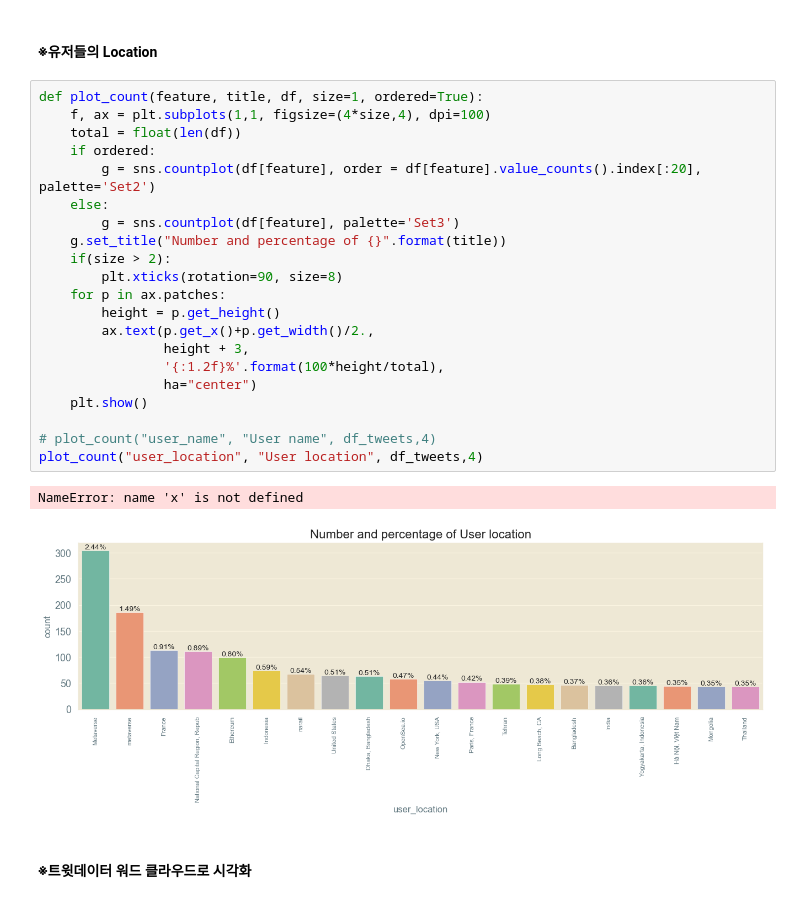
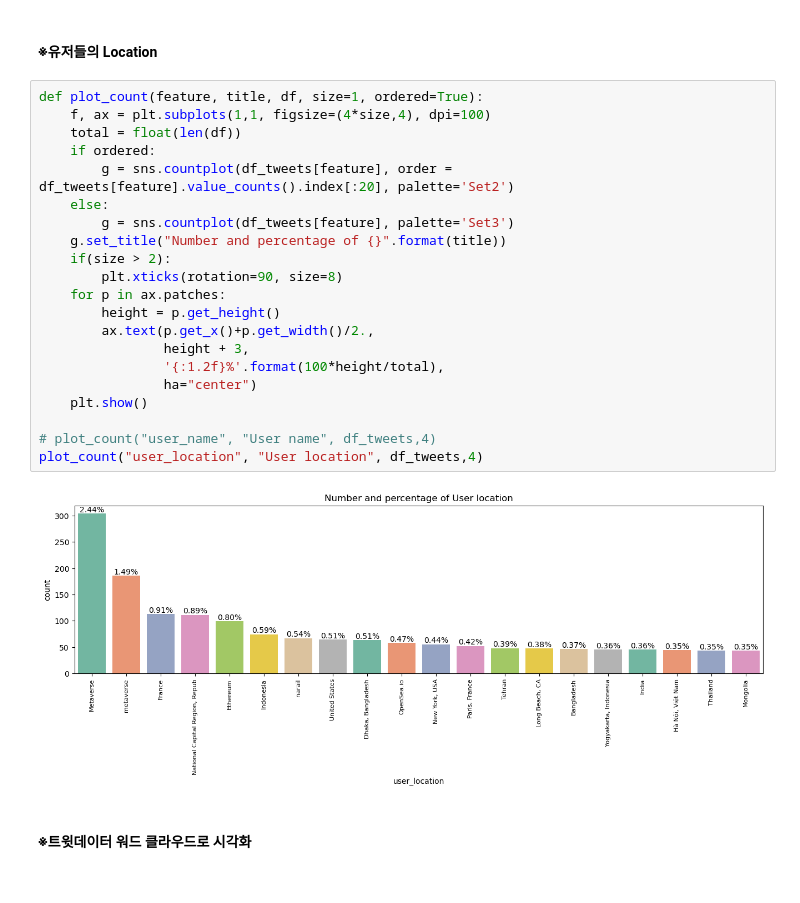
Before and after one commit to cgw03Lau/DAP__, a Jupyter notebook: DAP_Project/DAP_Project_NFT.ipynb, the cells around one changed output. Saved outputs shown, nothing was run; the diff lists cells and outputs as text.

```diff
--- a/DAP_Project/DAP_Project_NFT.ipynb
+++ b/DAP_Project/DAP_Project_NFT.ipynb
@@ -372,27 +372,26 @@ np.transpose(tt)
 # %%
 def plot_count(feature, title, df, size=1, ordered=True):
     f, ax = plt.subplots(1,1, figsize=(4*size,4), dpi=100)
     total = float(len(df))
     if ordered:
-        g = sns.countplot(df[feature], order = df[feature].value_counts().index[:20], palette='Set2')
+        g = sns.countplot(df_tweets[feature], order = df_tweets[feature].value_counts().index[:20], palette='Set2')
     else:
-        g = sns.countplot(df[feature], palette='Set3')
+        g = sns.countplot(df_tweets[feature], palette='Set3')
     g.set_title("Number and percentage of {}".format(title))
     if(size > 2):
         plt.xticks(rotation=90, size=8)
     for p in ax.patches:
         height = p.get_height()
         ax.text(p.get_x()+p.get_width()/2.,
                 height + 3,
                 '{:1.2f}%'.format(100*height/total),
                 ha="center")
     plt.show()
 
 # plot_count("user_name", "User name", df_tweets,4)
 plot_count("user_location", "User location", df_tweets,4)
 # %% [output]
-NameError: name 'x' is not defined
-[figure, old version]
+[figure, new version]
 # %% [markdown]
 #### ※트윗데이터 워드 클라우드로 시각화
 # %%
```
Also changed, not shown: parts of 6 cells of this notebook.
